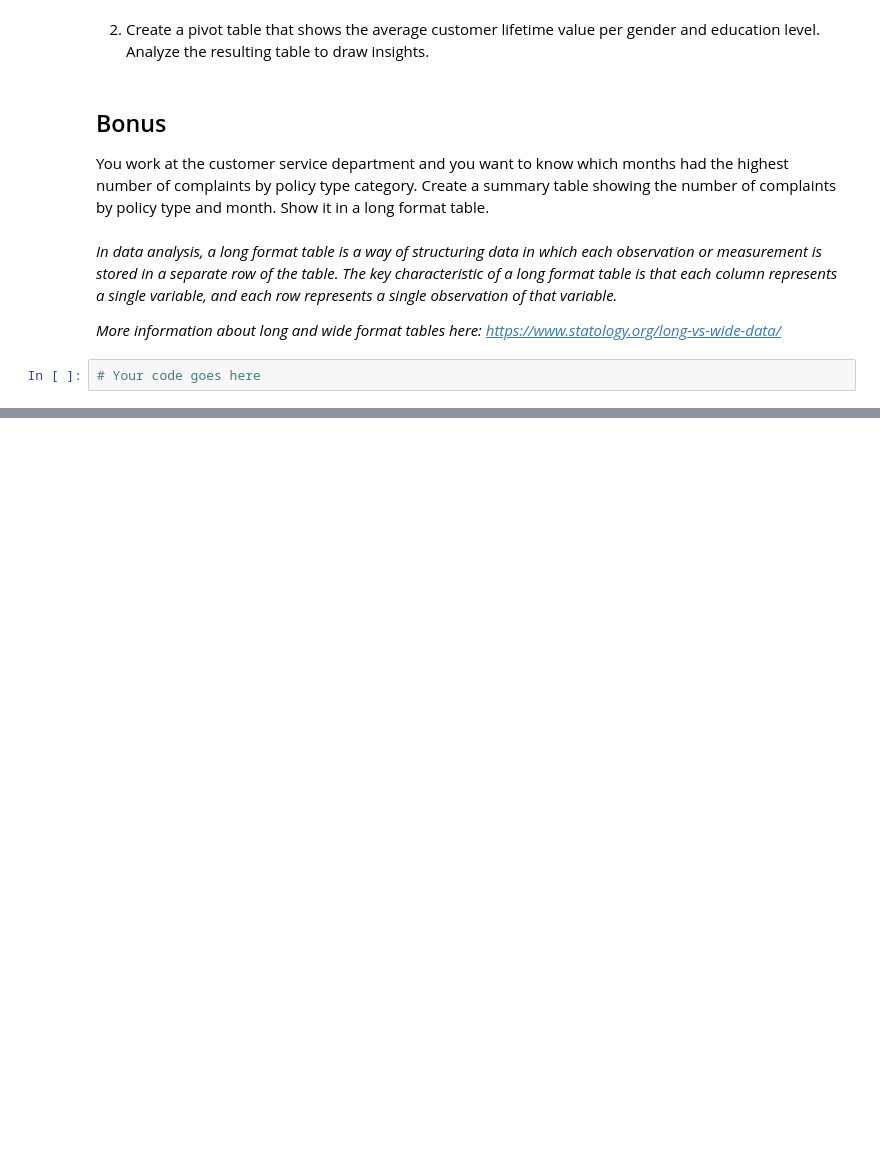
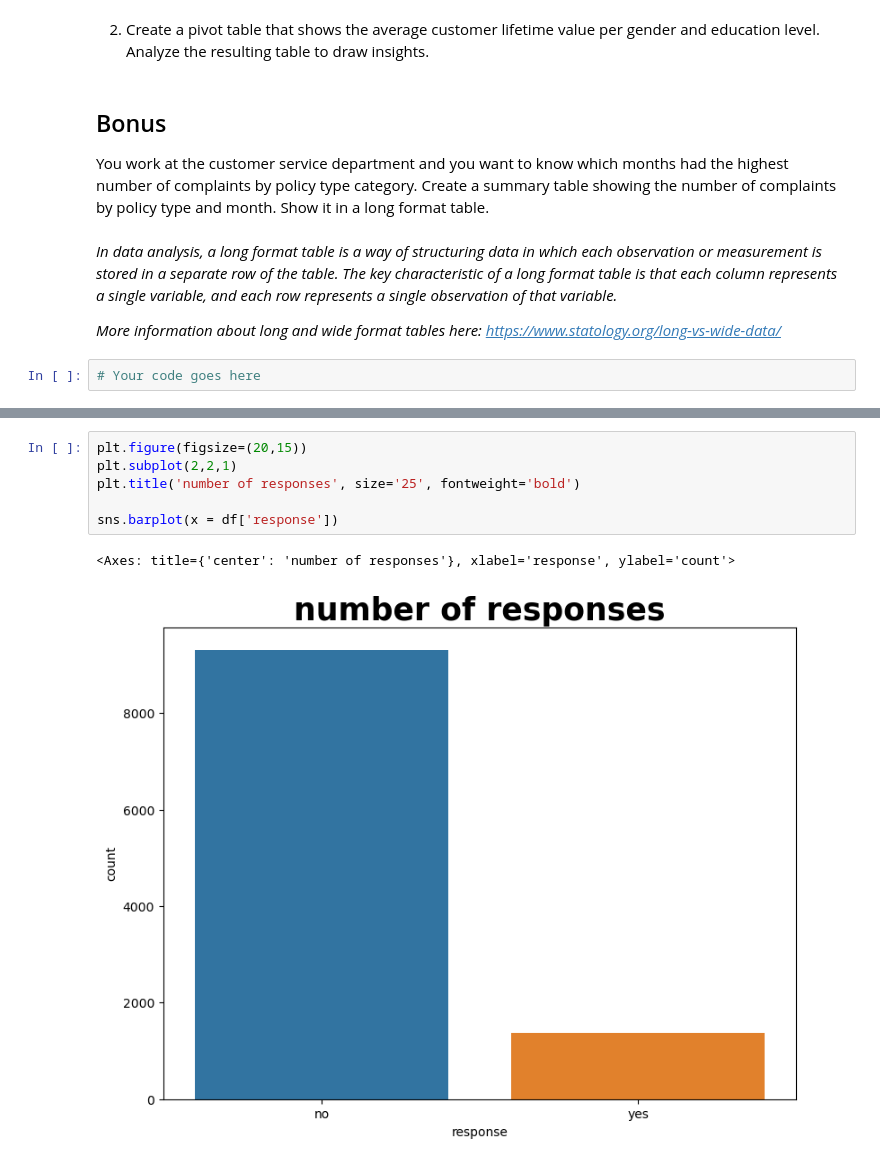
Before and after one commit to serhatozar/lab-dw-data-structuring-and-combining, a Jupyter notebook: lab-dw-data-structuring-and-combining.ipynb, the cells around one changed output, grey strips where cells are left out. Drawn from its saved outputs; the diff is of its cells as text; blank space fills up the shorter version.

```diff
--- a/lab-dw-data-structuring-and-combining.ipynb
+++ b/lab-dw-data-structuring-and-combining.ipynb
@@ -182,0 +195,9 @@ plt.show()
+# %%
+plt.figure(figsize=(20,15))
+plt.subplot(2,2,1)
+plt.title('number of responses', size='25', fontweight='bold')
+
+sns.barplot(x = df['response'])
+# %% [output]
+<Axes: title={'center': 'number of responses'}, xlabel='response', ylabel='count'>
+[figure, added]
```
Also changed, not shown: parts of 18 cells of this notebook.
